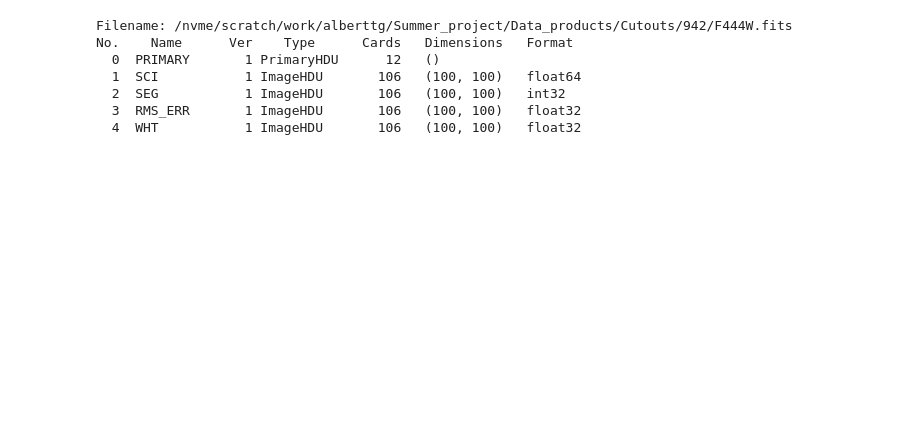
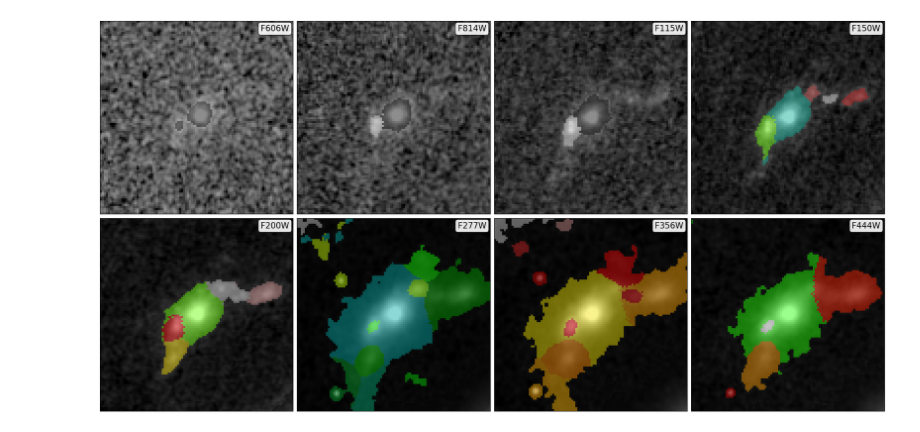
Before and after one commit to a-tg161/Summer_project, a Jupyter notebook: Jupyter_notebooks/cutouts_3p0as.ipynb, the cells around one changed output. Saved outputs shown, nothing was run; the diff lists cells and outputs as text; code cells hidden in the pictures; blank space fills up the shorter version.

```diff
--- a/Jupyter_notebooks/cutouts_3p0as.ipynb
+++ b/Jupyter_notebooks/cutouts_3p0as.ipynb
@@ -229,11 +231,62 @@ No.    Name      Ver    Type      Cards   Dimensions   Format
 # %%
-with fits.open("/nvme/scratch/work/alberttg/Summer_project/Data_products/Cutouts/942/F444W.fits") as hdul:
-    hdul.info()
+
+from astropy.io import fits
+from astropy.visualization import ImageNormalize, PercentileInterval, AsinhStretch
+import matplotlib.pyplot as plt
+import numpy as np
+
+fig, axes = plt.subplots(2, 4, figsize=(20, 10), constrained_layout=True)
+axes = axes.ravel()
+
+filters = ["F606W", "F814W", "F115W", "F150W",
+           "F200W", "F277W", "F356W", "F444W"]
+
+for j, ax in enumerate(axes):
+
+    path = f"/raid/scratch/work/austind/GALFIND_WORK/Cutouts/v12/PRIMER-UDS/ACS_WFC+NIRCam/3.00as/{filters[j]}/data_native/239709.fits"
+
+    with fits.open(path) as hdul:
+        sci = hdul[1].data      # science image
+        seg = hdul[2].data      # segmentation map
+
+    # Science image scaling
+    norm = ImageNormalize(
+        sci,
+        interval=PercentileInterval(99.5),
+        stretch=AsinhStretch()
+    )
+
+    # Plot science image
+    ax.imshow(sci,
+              origin="lower",
+              cmap="gray",
+              norm=norm)
+
+    # Mask background (ID = 0)
+    seg_masked = np.ma.masked_where(seg == 0, seg)
+
+    # Overlay segmentation
+    ax.imshow(seg_masked,
+              origin="lower",
+              cmap="nipy_spectral",
+              alpha=0.45,
+              interpolation="nearest")
+
+    ax.text(
+        0.98, 0.98, filters[j],
+        transform=ax.transAxes,
+        ha="right", va="top",
+        fontsize=15,
+        bbox=dict(boxstyle="round,pad=0.3",
+                  facecolor="white",
+                  edgecolor="black",
+                  alpha=0.9)
+    )
+
+    ax.set_xticks([])
+    ax.set_yticks([])
+    ax.set_aspect("equal")
+
+plt.show()
 # %% [output]
-Filename: /nvme/scratch/work/alberttg/Summer_project/Data_products/Cutouts/942/F444W.fits
-No.    Name      Ver    Type      Cards   Dimensions   Format
-  0  PRIMARY       1 PrimaryHDU      12   ()
-  1  SCI           1 ImageHDU       106   (100, 100)   float64
-  2  SEG           1 ImageHDU       106   (100, 100)   int32
-  3  RMS_ERR       1 ImageHDU       106   (100, 100)   float32
-  4  WHT           1 ImageHDU       106   (100, 100)   float32
+[figure, added]
```
Also changed, not shown: parts of 3 cells of this notebook, 3 other files.
